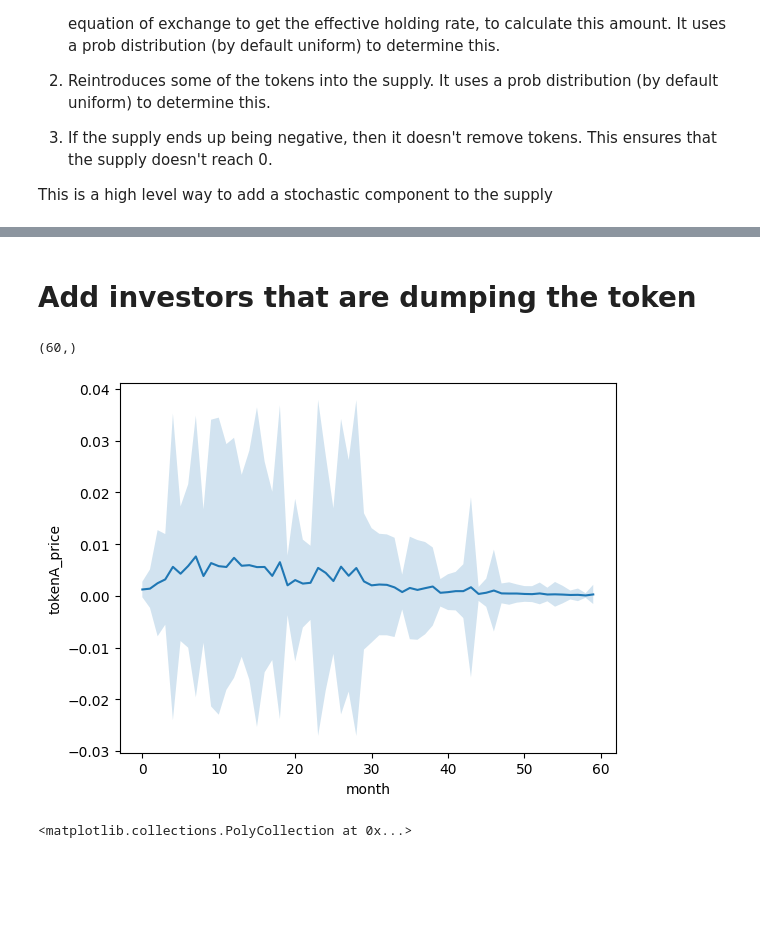
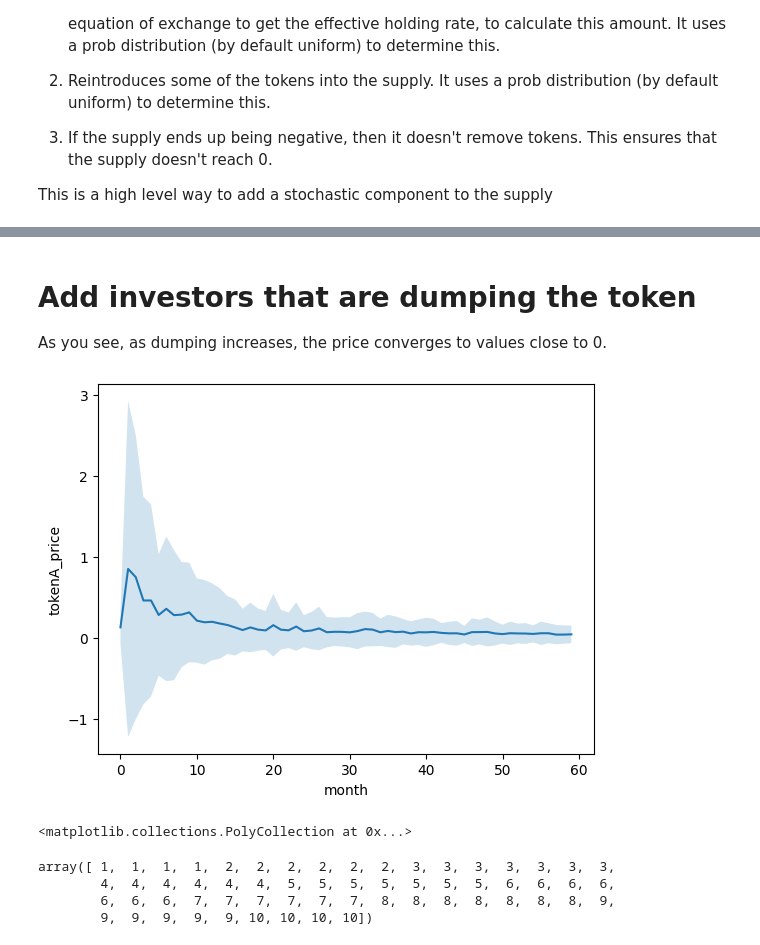
Before and after one commit to stelios12312312/TokenLab, a Jupyter notebook: notebooks/04 - Supply functions demonstration.ipynb, the cells around one changed output, grey strips where cells are left out. Cells and saved outputs as stored; diff of their text form; code cells hidden in the pictures; blank space fills up the shorter version.

```diff
--- a/notebooks/04 - Supply functions demonstration.ipynb
+++ b/notebooks/04 - Supply functions demonstration.ipynb
@@ -80,23 +81,34 @@ reps.holding_time.hist()
 # %% [markdown]
 # Add investors that are dumping the token
+
+As you see, as dumping increases, the price converges to values close to 0.
-# %%
-investors=SupplyController_InvestorDumperSpaced(dumping_initial=100,dumping_final=10000,num_steps=ITERATIONS)
-investors._dumping_store_original.shape
-# %% [output]
-(60,)
 # %%
-te=TokenEconomy_Basic(holding_time=HoldingTime_Stochastic(),supply=SupplyController_AdaptiveStochastic(supply=SUPPLY),
+usm_fiat=UserGrowth_Spaced(100,54000,ITERATIONS,log_saturated_space)
+
+ap_fiat=AgentPool_Basic(users_controller=usm_fiat,transactions_controller=1000,currency='$')
+
+investors=SupplyController_InvestorDumperSpaced(dumping_initial=100,dumping_final=500000000,num_steps=ITERATIONS)
+investors._dumping_store_original.shape
+
+te=TokenEconomy_Basic(holding_time=HoldingTime_Stochastic(),supply=SUPPLY,
                       price_function=PriceFunction_EOE,token='tokenA',
                       price_function_parameters={'noise_addon':AddOn_RandomNoiseProportional(std_param=7)},
                       initial_price=INITIAL_PRICE)
 
 te.add_agent_pools([ap_fiat])
 te.add_supply_pools([investors])
 meta=TokenMetaSimulator(te)
 meta.execute(iterations=ITERATIONS,repetitions=50)
 reps=meta.get_data()
 plot,data=meta.get_timeseries('tokenA_price')
 plot
 # %% [output]
-[figure, old version]
+[figure, new version]
 <matplotlib.collections.PolyCollection at 0x...>
+# %%
+investors.get_dumped_store()
+# %% [output]
+array([ 1,  1,  1,  1,  2,  2,  2,  2,  2,  2,  3,  3,  3,  3,  3,  3,  3,
+        4,  4,  4,  4,  4,  4,  5,  5,  5,  5,  5,  5,  5,  6,  6,  6,  6,
+        6,  6,  6,  7,  7,  7,  7,  7,  7,  8,  8,  8,  8,  8,  8,  8,  9,
+        9,  9,  9,  9,  9, 10, 10, 10, 10])
```
Also changed, not shown: parts of 4 cells of this notebook, 7 other files.
